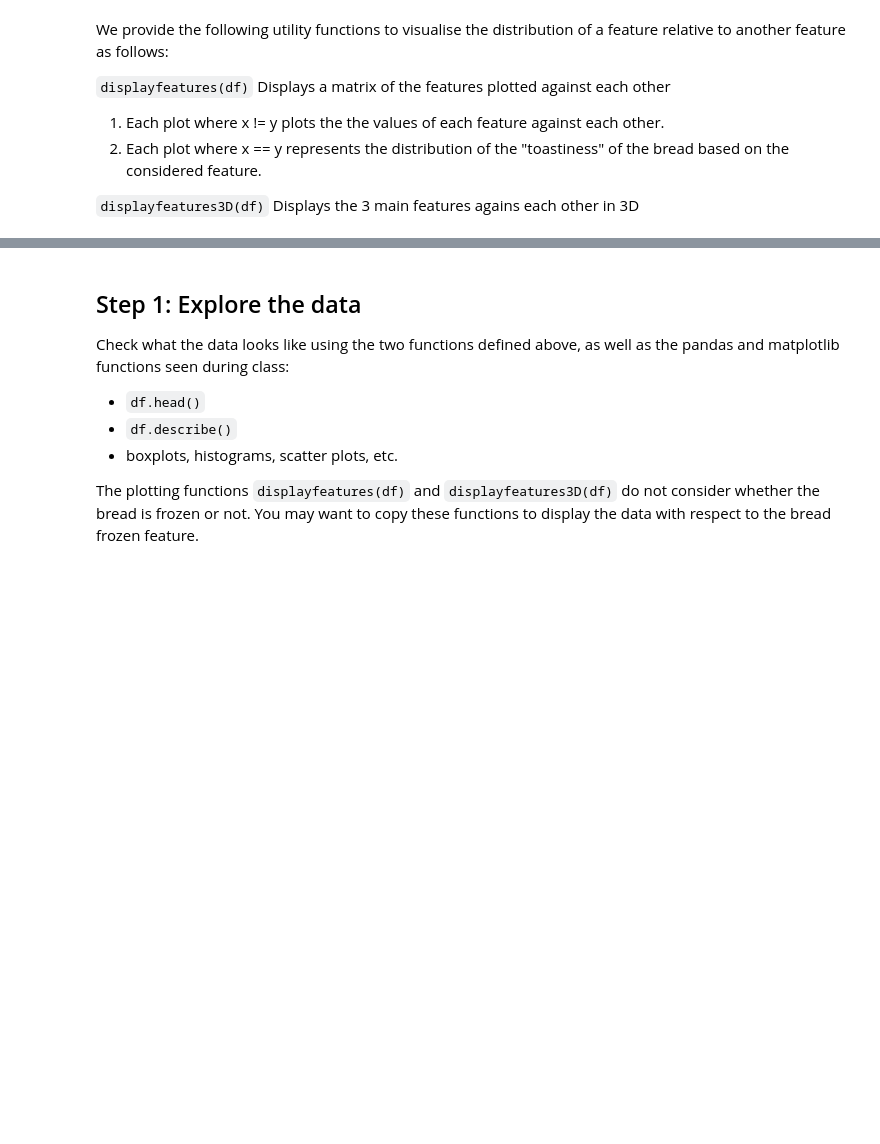
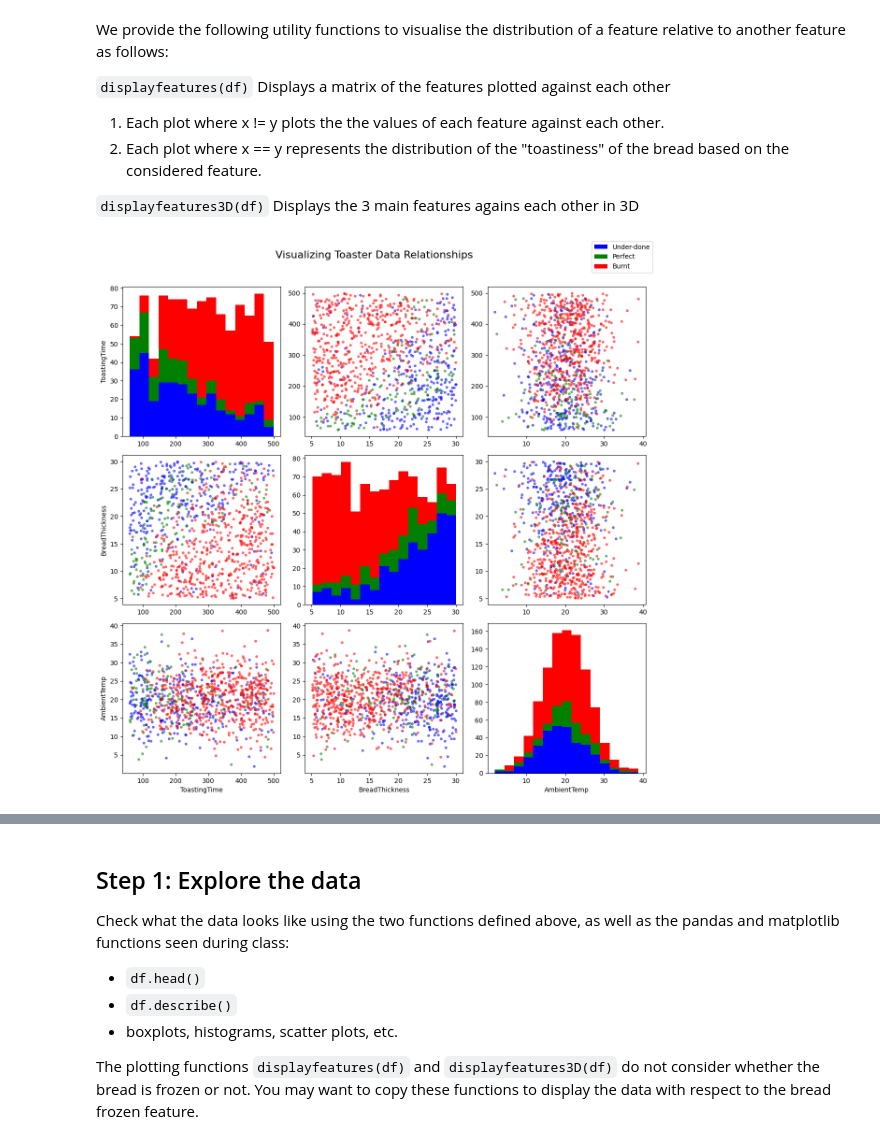
Before and after one commit to koilkl/ISDN3000C_Lab07_template, a Jupyter notebook: ISDN3000C_Lab07.ipynb, the cells around one changed output, grey strips where cells are left out. Cells and saved outputs as stored; diff of their text form; code cells hidden in the pictures; blank space fills up the shorter version.

```diff
--- a/ISDN3000C_Lab07.ipynb
+++ b/ISDN3000C_Lab07.ipynb
@@ -108,34 +115,37 @@ def displayfeatures(df):
 
     for i, feature_y in enumerate(features):
         for j, feature_x in enumerate(features):
             ax = axes[i, j]
 
             # Plot histograms on the diagonal
             if i == j:
                 ax.hist([df[df[target_col]==k][feature_x] for k in class_labels.keys()],
                         bins=15, histtype='barstacked', color=colors, label=list(class_labels.values()))
             # Plot scatter plots on the off-diagonal
             else:
                 for k in class_labels.keys():
                     ax.scatter(df[df[target_col]==k][feature_x],
                             df[df[target_col]==k][feature_y],
                             s=10,
                             alpha=0.5,
                             color=colors[k],
                             label=class_labels[k])
 
             # Set axis labels
             if i==len(features)-1:
                 ax.set_xlabel(feature_x)
             if j==0:
                 ax.set_ylabel(feature_y)
 
+
     # Create a single legend for the entire figure
     handles, labels = ax.get_legend_handles_labels()
     fig.legend(handles, labels, loc='upper right')
-
     plt.tight_layout(rect=[0, 0, 1, 0.96]) # Adjust layout to make space for suptitle
     plt.show()
+displayfeatures(df)
+# %% [output]
+[figure, added]
 # %%
 import plotly.express as px
 import pandas as pd
```
Also changed, not shown: parts of 6 cells of this notebook.
